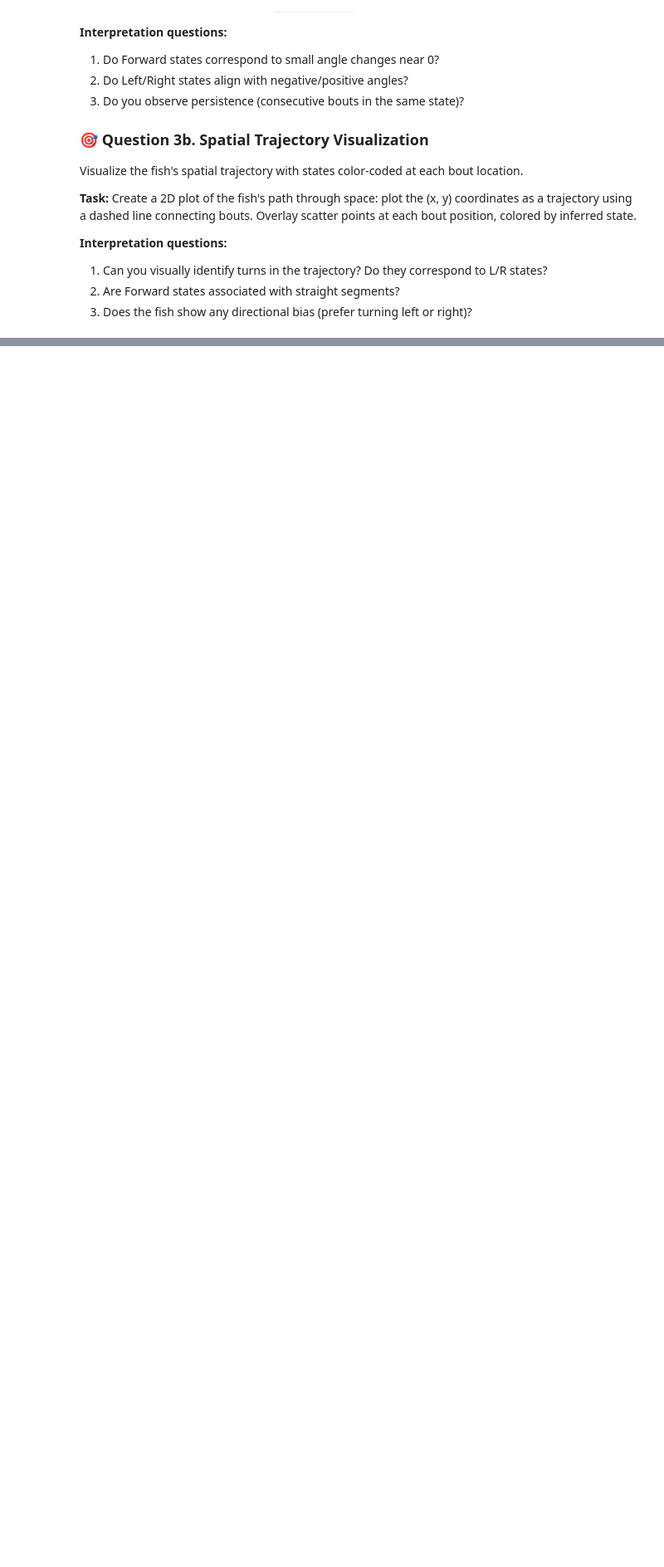
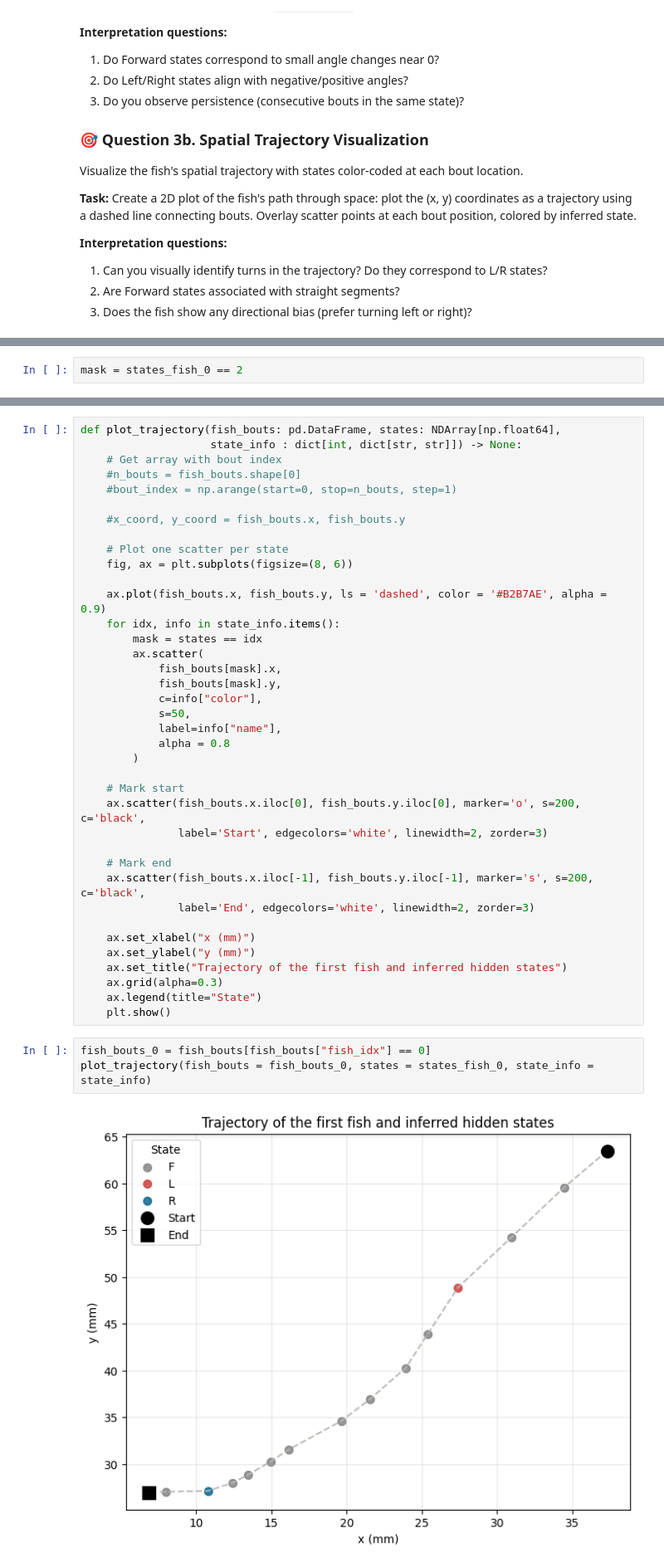
Before and after one commit to brucsk/machine-learning-cogmaster-m2, a Jupyter notebook: TD/tutorial_5/tutorial_5_START.ipynb, the cells around one changed output, grey strips where cells are left out. Shown: that part at 83% size. Saved outputs shown, nothing was run; the diff lists cells and outputs as text; blank space fills up the shorter version.

```diff
--- a/TD/tutorial_5/tutorial_5_START.ipynb
+++ b/TD/tutorial_5/tutorial_5_START.ipynb
@@ -582,0 +850,2 @@ Visualize the fish's spatial trajectory with states color-coded at each bout loc
+# %%
+mask = states_fish_0 == 2
@@ -582,0 +857,43 @@ Visualize the fish's spatial trajectory with states color-coded at each bout loc
+# %%
+def plot_trajectory(fish_bouts: pd.DataFrame, states: NDArray[np.float64],
+                    state_info : dict[int, dict[str, str]]) -> None:
+    # Get array with bout index
+    #n_bouts = fish_bouts.shape[0]
+    #bout_index = np.arange(start=0, stop=n_bouts, step=1)
+
+    #x_coord, y_coord = fish_bouts.x, fish_bouts.y
+
+    # Plot one scatter per state
+    fig, ax = plt.subplots(figsize=(8, 6))
+
+    ax.plot(fish_bouts.x, fish_bouts.y, ls = 'dashed', color = '#B2B7AE', alpha = 0.9)
+    for idx, info in state_info.items():
+        mask = states == idx
+        ax.scatter(
+            fish_bouts[mask].x,
+            fish_bouts[mask].y,
+            c=info["color"],
+            s=50,
+            label=info["name"],
+            alpha = 0.8
+        )
+
+    # Mark start
+    ax.scatter(fish_bouts.x.iloc[0], fish_bouts.y.iloc[0], marker='o', s=200, c='black',
+               label='Start', edgecolors='white', linewidth=2, zorder=3)
+
+    # Mark end
+    ax.scatter(fish_bouts.x.iloc[-1], fish_bouts.y.iloc[-1], marker='s', s=200, c='black',
+               label='End', edgecolors='white', linewidth=2, zorder=3)
+
+    ax.set_xlabel("x (mm)")
+    ax.set_ylabel("y (mm)")
+    ax.set_title("Trajectory of the first fish and inferred hidden states")
+    ax.grid(alpha=0.3)
+    ax.legend(title="State")
+    plt.show()
+# %%
+fish_bouts_0 = fish_bouts[fish_bouts["fish_idx"] == 0]
+plot_trajectory(fish_bouts = fish_bouts_0, states = states_fish_0, state_info = state_info)
+# %% [output]
+[figure, added]
```
Also changed, not shown: parts of 14 cells of this notebook, 1 other file.
